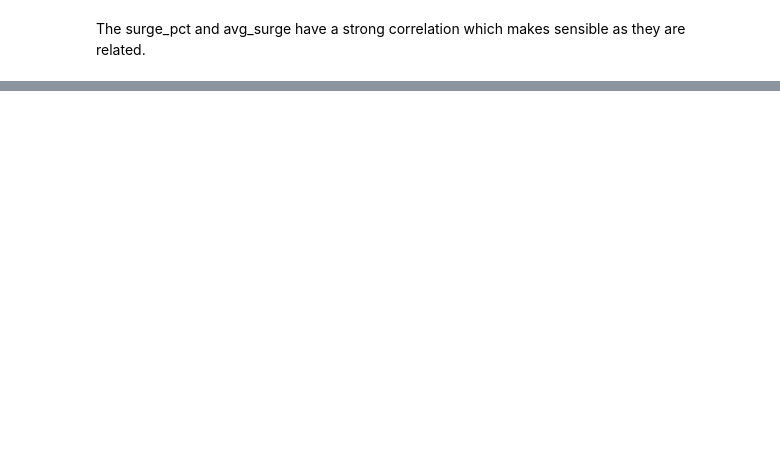
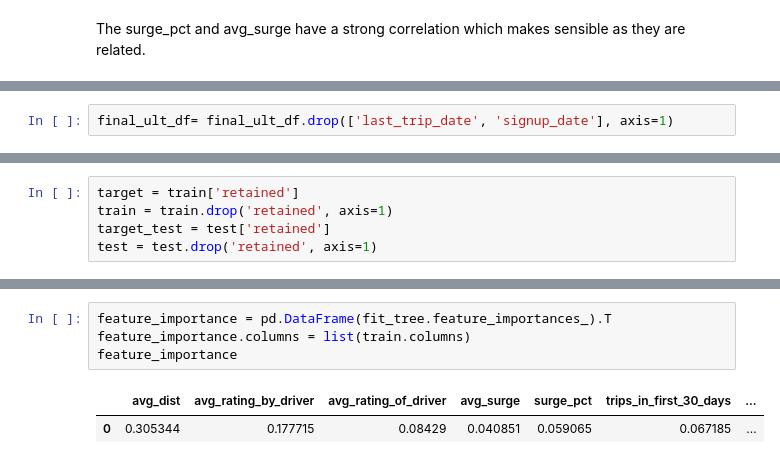
Before and after one commit to keangcheang/Springboard_exercise, a Jupyter notebook: Take_home_challenge/ultimate_challenge/ultimate_challenge.ipynb, the cells around one changed output, grey strips where cells are left out. Saved outputs shown, nothing was run; the diff lists cells and outputs as text; blank space fills up the shorter version.

```diff
--- a/Take_home_challenge/ultimate_challenge/ultimate_challenge.ipynb
+++ b/Take_home_challenge/ultimate_challenge/ultimate_challenge.ipynb
@@ -277,0 +315,2 @@ The surge_pct and avg_surge have a strong correlation which makes sensible as th
+# %%
+final_ult_df= final_ult_df.drop(['last_trip_date', 'signup_date'], axis=1)
@@ -277,0 +327,5 @@ The surge_pct and avg_surge have a strong correlation which makes sensible as th
+# %%
+target = train['retained']
+train = train.drop('retained', axis=1)
+target_test = test['retained']
+test = test.drop('retained', axis=1)
@@ -277,0 +346,7 @@ The surge_pct and avg_surge have a strong correlation which makes sensible as th
+# %%
+feature_importance = pd.DataFrame(fit_tree.feature_importances_).T
+feature_importance.columns = list(train.columns)
+feature_importance
+# %% [output]
+|  | avg_dist | avg_rating_by_driver | avg_rating_of_driver | avg_surge | surge_pct | trips_in_first_30_days | ... |
+| 0 | 0.305344 | 0.177715 | 0.08429 | 0.040851 | 0.059065 | 0.067185 | ... |
```
Also changed, not shown: parts of 27 cells of this notebook.
